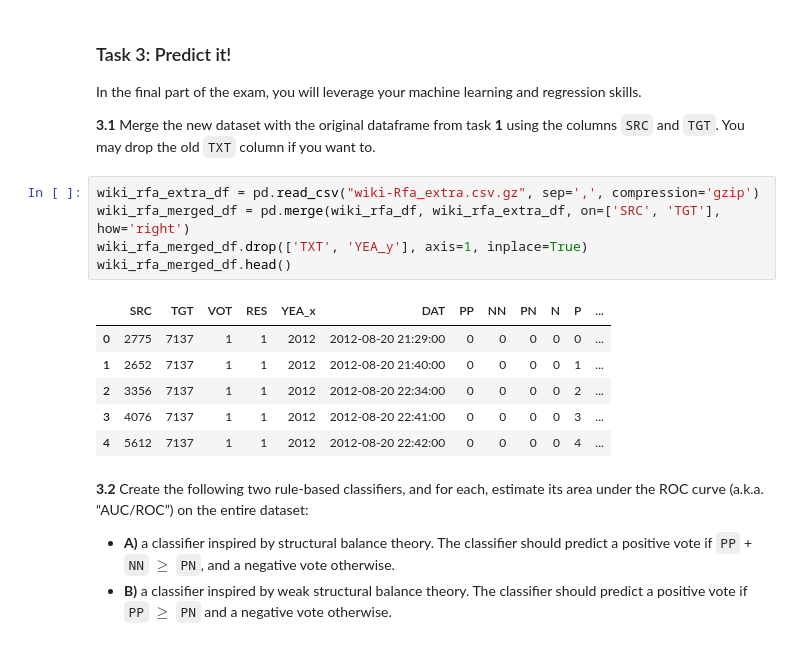
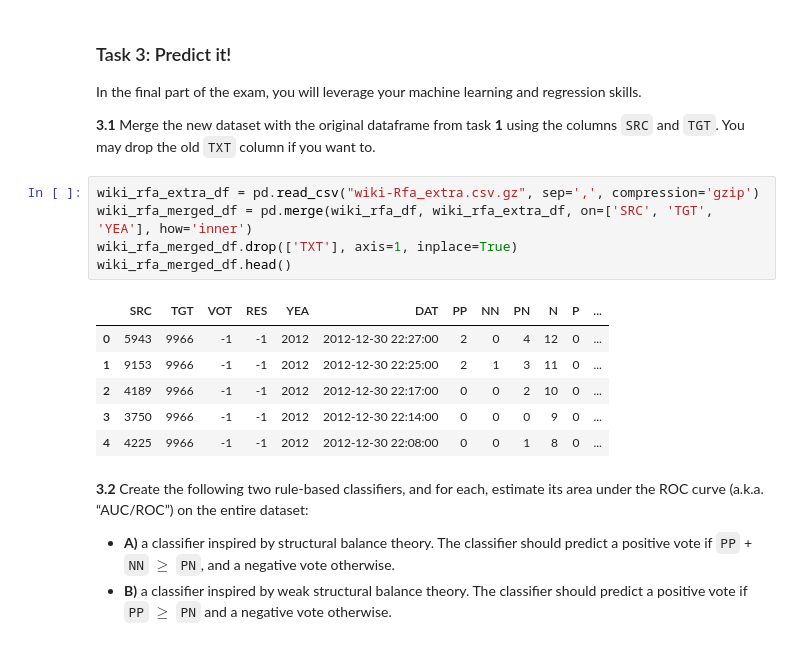
Before and after one commit to kabdelno/PersonalRepo-CS401, a Jupyter notebook: ExamPrep/Old Exams/2022/exam.ipynb, the cells around one changed output. Saved outputs shown, nothing was run; the diff lists cells and outputs as text.

```diff
--- a/ExamPrep/Old Exams/2022/exam.ipynb
+++ b/ExamPrep/Old Exams/2022/exam.ipynb
@@ -337,16 +354,16 @@ In the final part of the exam, you will leverage your machine learning and regre
 **3.1** Merge the new dataset with the original dataframe from task **1** using the columns `SRC` and `TGT`. You may drop the old `TXT` column if you want to.
 # %%
 wiki_rfa_extra_df = pd.read_csv("wiki-Rfa_extra.csv.gz", sep=',', compression='gzip')
-wiki_rfa_merged_df = pd.merge(wiki_rfa_df, wiki_rfa_extra_df, on=['SRC', 'TGT'], how='right')
-wiki_rfa_merged_df.drop(['TXT', 'YEA_y'], axis=1, inplace=True)
+wiki_rfa_merged_df = pd.merge(wiki_rfa_df, wiki_rfa_extra_df, on=['SRC', 'TGT', 'YEA'], how='inner')
+wiki_rfa_merged_df.drop(['TXT'], axis=1, inplace=True)
 wiki_rfa_merged_df.head()
 # %% [output]
-|  | SRC | TGT | VOT | RES | YEA_x | DAT | PP | NN | PN | N | P | ... |
-| 0 | 2775 | 7137 | 1 | 1 | 2012 | 2012-08-20 21:29:00 | 0 | 0 | 0 | 0 | 0 | ... |
-| 1 | 2652 | 7137 | 1 | 1 | 2012 | 2012-08-20 21:40:00 | 0 | 0 | 0 | 0 | 1 | ... |
-| 2 | 3356 | 7137 | 1 | 1 | 2012 | 2012-08-20 22:34:00 | 0 | 0 | 0 | 0 | 2 | ... |
-| 3 | 4076 | 7137 | 1 | 1 | 2012 | 2012-08-20 22:41:00 | 0 | 0 | 0 | 0 | 3 | ... |
-| 4 | 5612 | 7137 | 1 | 1 | 2012 | 2012-08-20 22:42:00 | 0 | 0 | 0 | 0 | 4 | ... |
+|  | SRC | TGT | VOT | RES | YEA | DAT | PP | NN | PN | N | P | ... |
+| 0 | 5943 | 9966 | -1 | -1 | 2012 | 2012-12-30 22:27:00 | 2 | 0 | 4 | 12 | 0 | ... |
+| 1 | 9153 | 9966 | -1 | -1 | 2012 | 2012-12-30 22:25:00 | 2 | 1 | 3 | 11 | 0 | ... |
+| 2 | 4189 | 9966 | -1 | -1 | 2012 | 2012-12-30 22:17:00 | 0 | 0 | 2 | 10 | 0 | ... |
+| 3 | 3750 | 9966 | -1 | -1 | 2012 | 2012-12-30 22:14:00 | 0 | 0 | 0 | 9 | 0 | ... |
+| 4 | 4225 | 9966 | -1 | -1 | 2012 | 2012-12-30 22:08:00 | 0 | 0 | 1 | 8 | 0 | ... |
 # %% [markdown]
 **3.2**  Create the following two rule-based classifiers, and for each, estimate its area under the ROC curve (a.k.a. “AUC/ROC”) on the entire dataset:
 
```
Also changed, not shown: parts of 17 cells of this notebook, 1 other file.
